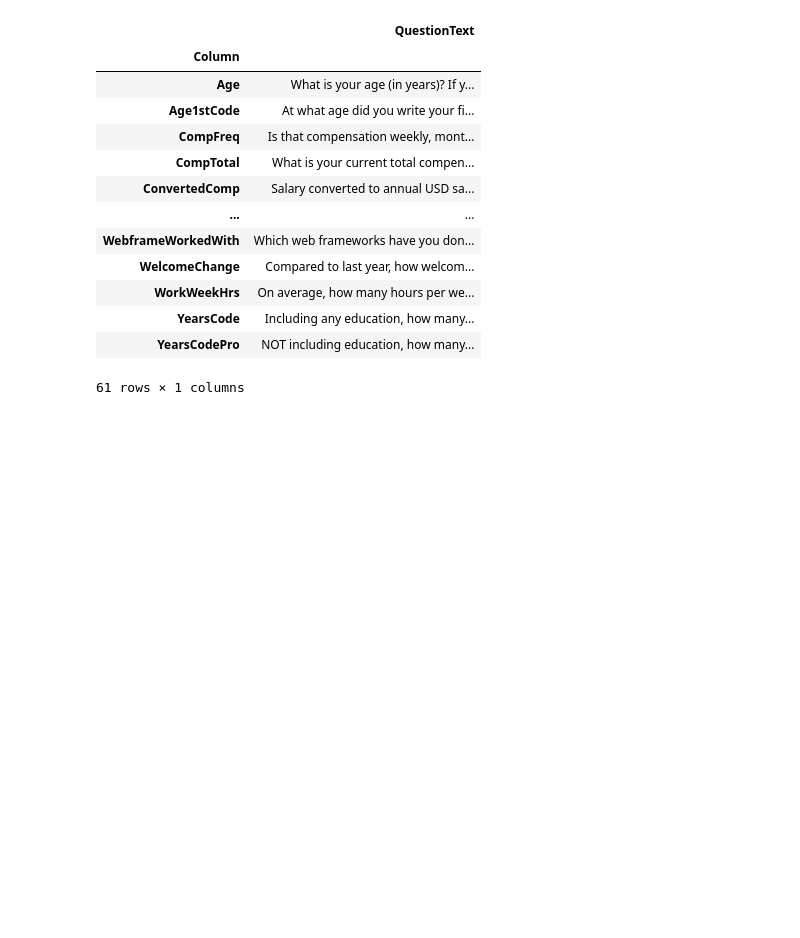
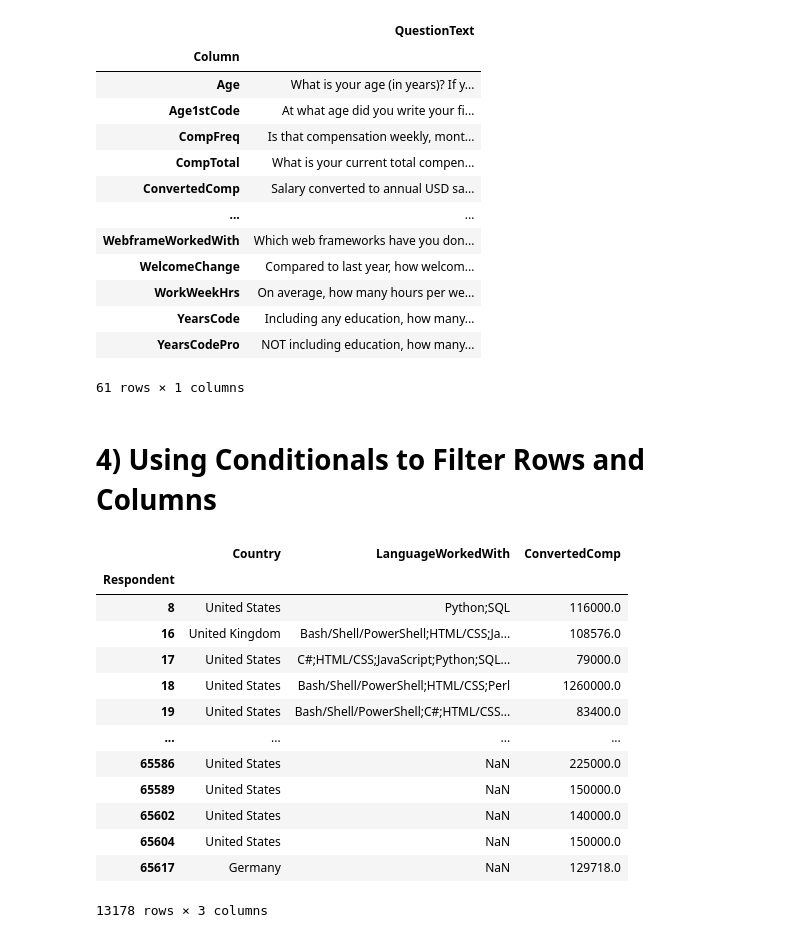
Before and after one commit to yonycherkos/data_analysis, a Jupyter notebook: pandas/Pandas Tutorials.ipynb, the cells around one changed output. Saved outputs shown, nothing was run; the diff lists cells and outputs as text; code cells hidden in the pictures; blank space fills up the shorter version.

```diff
--- a/pandas/Pandas Tutorials.ipynb
+++ b/pandas/Pandas Tutorials.ipynb
@@ -138,3 +138,24 @@ schema_df
 | YearsCode | Including any education, how many... |
 | YearsCodePro | NOT including education, how many... |
 61 rows × 1 columns
+# %% [markdown]
+# 4) Using Conditionals to Filter Rows and Columns
+# %%
+high_salary = (df["ConvertedComp"] > 70000)
+# %%
+df.loc[high_salary, ["Country", "LanguageWorkedWith", "ConvertedComp"]]
+# %% [output]
+|  | Country | LanguageWorkedWith | ConvertedComp |
+| Respondent |  |  |  |
+| 8 | United States | Python;SQL | 116000.0 |
+| 16 | United Kingdom | Bash/Shell/PowerShell;HTML/CSS;Ja... | 108576.0 |
+| 17 | United States | C#;HTML/CSS;JavaScript;Python;SQL... | 79000.0 |
+| 18 | United States | Bash/Shell/PowerShell;HTML/CSS;Perl | 1260000.0 |
+| 19 | United States | Bash/Shell/PowerShell;C#;HTML/CSS... | 83400.0 |
+| ... | ... | ... | ... |
+| 65586 | United States | NaN | 225000.0 |
+| 65589 | United States | NaN | 150000.0 |
+| 65602 | United States | NaN | 140000.0 |
+| 65604 | United States | NaN | 150000.0 |
+| 65617 | Germany | NaN | 129718.0 |
+13178 rows × 3 columns
```
Also changed, not shown: parts of 5 cells of this notebook, 1 other file.
